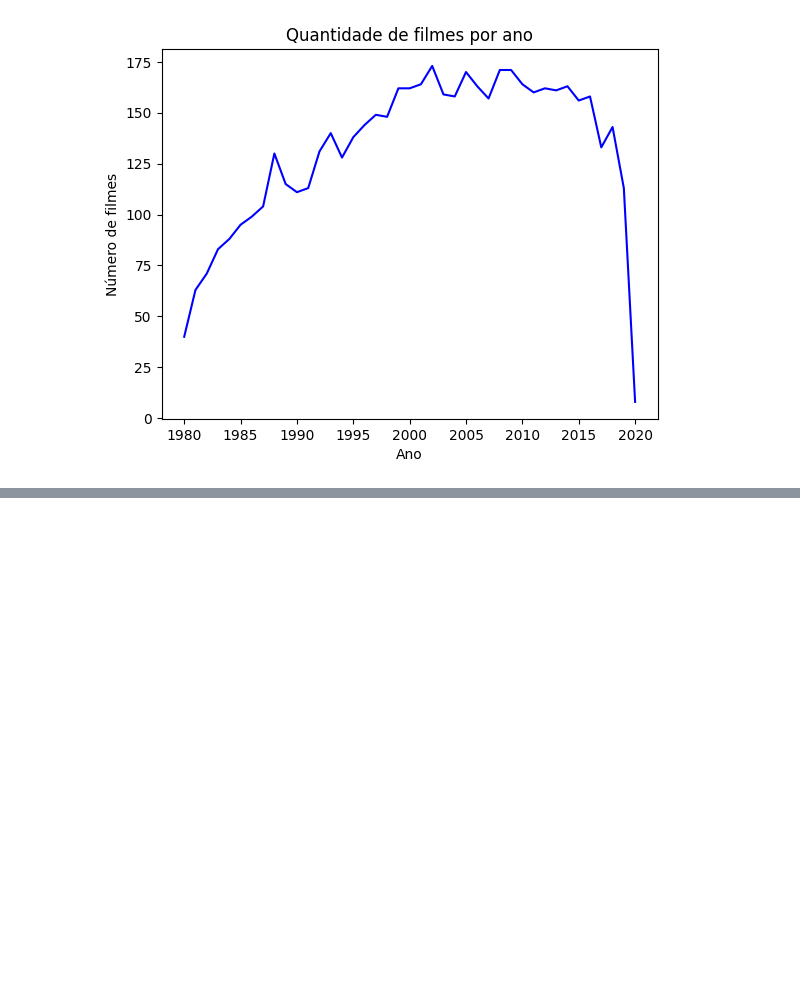
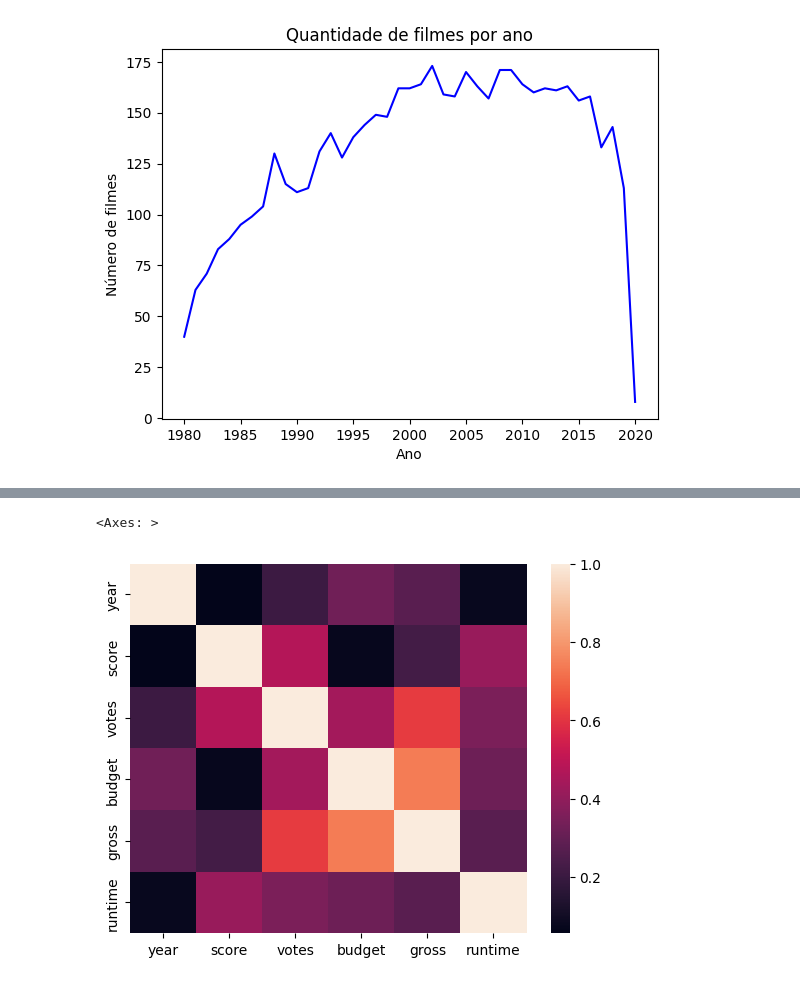
Before and after one commit to guicns/movie-industry-analysis, a Jupyter notebook: python_analysis/movies_python_analysis.ipynb, the cells around one changed output, grey strips where cells are left out. Drawn from its saved outputs; the diff is of its cells as text; code cells hidden in the pictures; blank space fills up the shorter version.

```diff
--- a/python_analysis/movies_python_analysis.ipynb
+++ b/python_analysis/movies_python_analysis.ipynb
@@ -243,0 +260,5 @@ plt.show()
+# %%
+sns.heatmap(df.corr(numeric_only='true'))
+# %% [output]
+<Axes: >
+[figure, added]
```
Also changed, not shown: parts of 10 cells of this notebook, 1 other file.
